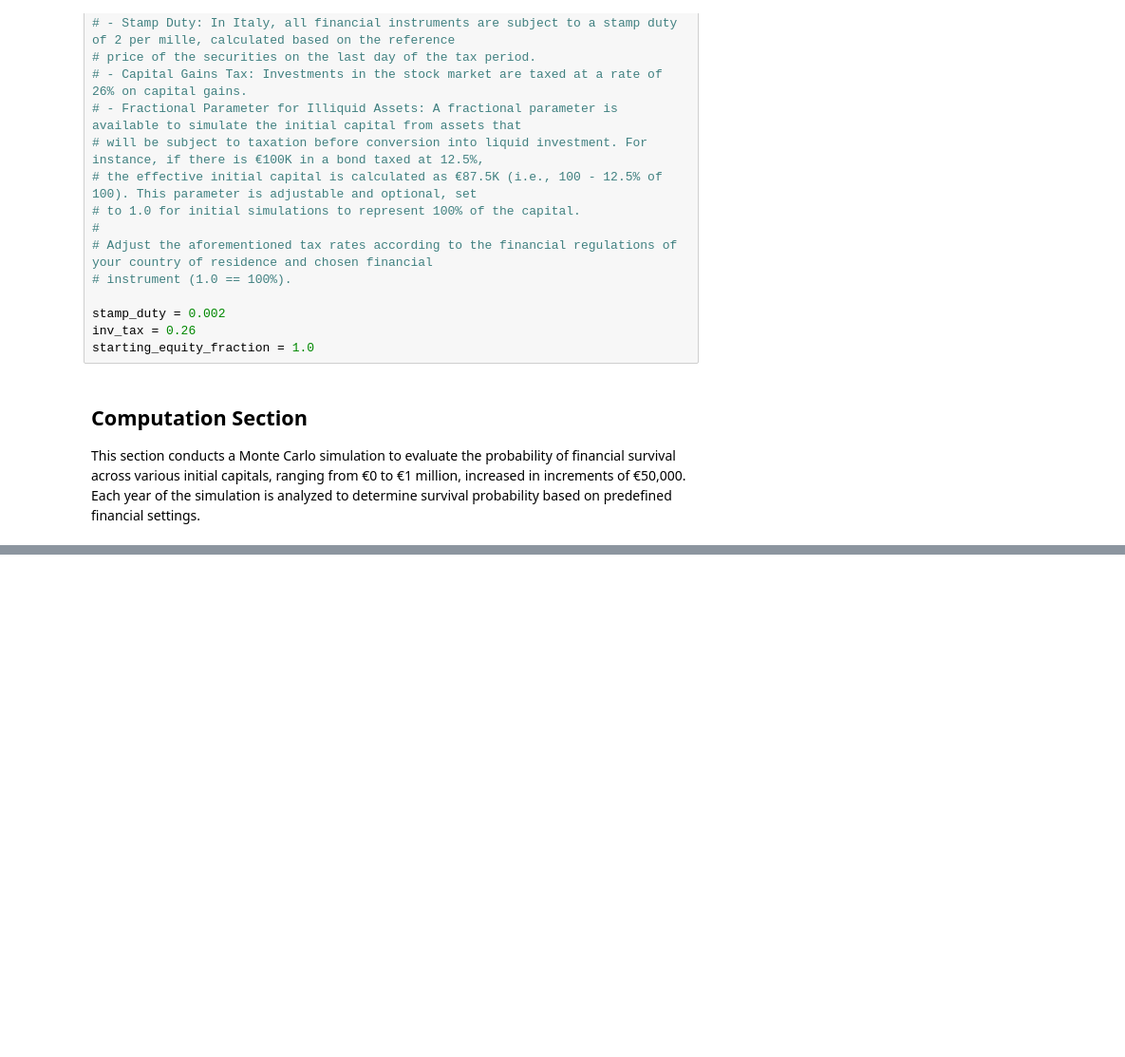
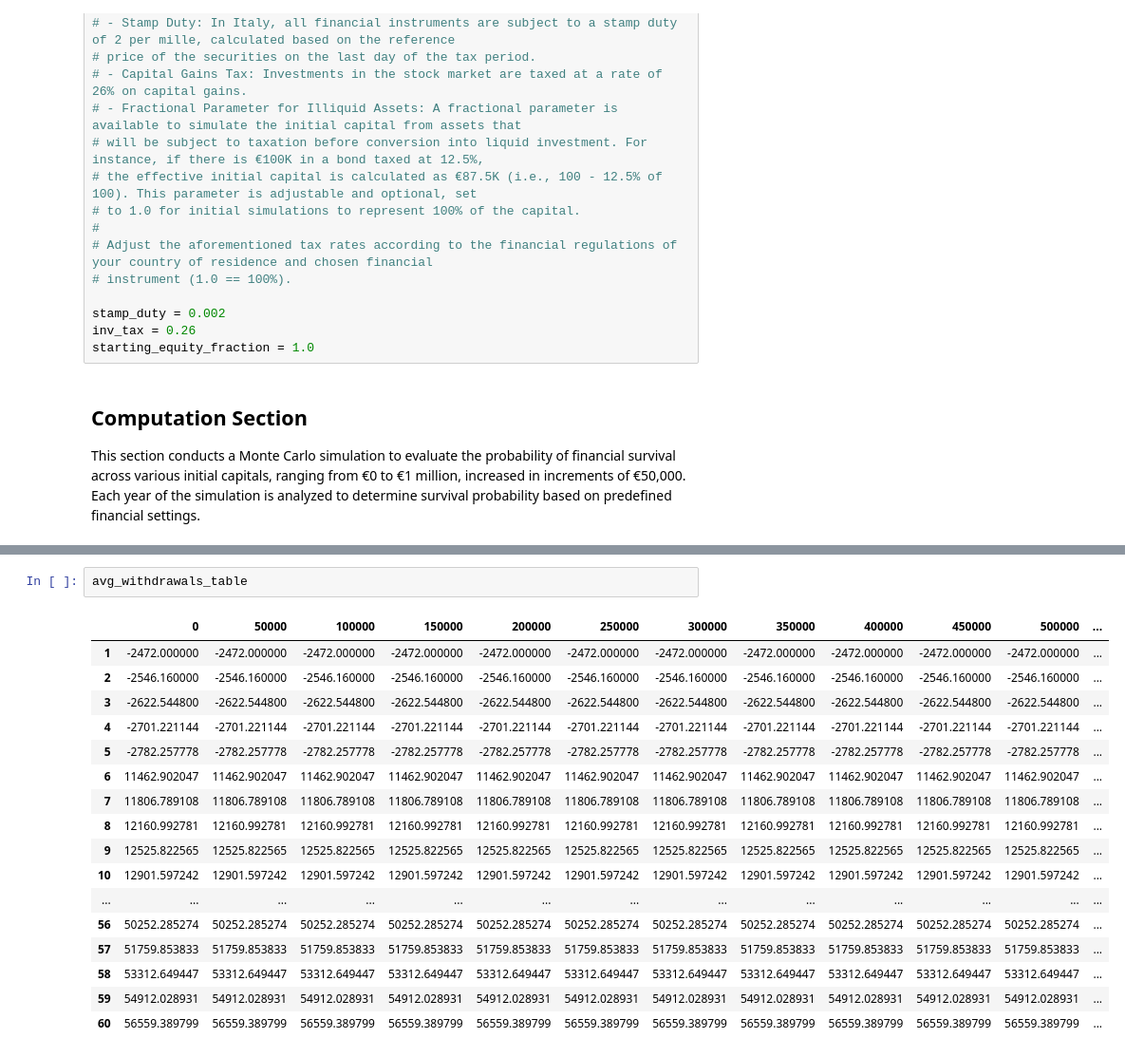
Before and after one commit to Dsx0000/FIRE_simulation, a Jupyter notebook: FullFIRE.ipynb, the cells around one changed output, grey strips where cells are left out. Shown at 95% size. Cells and saved outputs as stored; diff of their text form; blank space fills up the shorter version.

```diff
--- a/FullFIRE.ipynb
+++ b/FullFIRE.ipynb
@@ -503,0 +811,20 @@ seaborn.heatmap(summaryTable, cmap="Reds", annot=True, annot_kws={"size": 16})
+# %%
+avg_withdrawals_table
+# %% [output]
+|  | 0 | 50000 | 100000 | 150000 | 200000 | 250000 | 300000 | 350000 | 400000 | 450000 | 500000 | ... |
+| 1 | -2472.000000 | -2472.000000 | -2472.000000 | -2472.000000 | -2472.000000 | -2472.000000 | -2472.000000 | -2472.000000 | -2472.000000 | -2472.000000 | -2472.000000 | ... |
+| 2 | -2546.160000 | -2546.160000 | -2546.160000 | -2546.160000 | -2546.160000 | -2546.160000 | -2546.160000 | -2546.160000 | -2546.160000 | -2546.160000 | -2546.160000 | ... |
+| 3 | -2622.544800 | -2622.544800 | -2622.544800 | -2622.544800 | -2622.544800 | -2622.544800 | -2622.544800 | -2622.544800 | -2622.544800 | -2622.544800 | -2622.544800 | ... |
+| 4 | -2701.221144 | -2701.221144 | -2701.221144 | -2701.221144 | -2701.221144 | -2701.221144 | -2701.221144 | -2701.221144 | -2701.221144 | -2701.221144 | -2701.221144 | ... |
+| 5 | -2782.257778 | -2782.257778 | -2782.257778 | -2782.257778 | -2782.257778 | -2782.257778 | -2782.257778 | -2782.257778 | -2782.257778 | -2782.257778 | -2782.257778 | ... |
+| 6 | 11462.902047 | 11462.902047 | 11462.902047 | 11462.902047 | 11462.902047 | 11462.902047 | 11462.902047 | 11462.902047 | 11462.902047 | 11462.902047 | 11462.902047 | ... |
+| 7 | 11806.789108 | 11806.789108 | 11806.789108 | 11806.789108 | 11806.789108 | 11806.789108 | 11806.789108 | 11806.789108 | 11806.789108 | 11806.789108 | 11806.789108 | ... |
+| 8 | 12160.992781 | 12160.992781 | 12160.992781 | 12160.992781 | 12160.992781 | 12160.992781 | 12160.992781 | 12160.992781 | 12160.992781 | 12160.992781 | 12160.992781 | ... |
+| 9 | 12525.822565 | 12525.822565 | 12525.822565 | 12525.822565 | 12525.822565 | 12525.822565 | 12525.822565 | 12525.822565 | 12525.822565 | 12525.822565 | 12525.822565 | ... |
+| 10 | 12901.597242 | 12901.597242 | 12901.597242 | 12901.597242 | 12901.597242 | 12901.597242 | 12901.597242 | 12901.597242 | 12901.597242 | 12901.597242 | 12901.597242 | ... |
+| ... | ... | ... | ... | ... | ... | ... | ... | ... | ... | ... | ... | ... |
+| 56 | 50252.285274 | 50252.285274 | 50252.285274 | 50252.285274 | 50252.285274 | 50252.285274 | 50252.285274 | 50252.285274 | 50252.285274 | 50252.285274 | 50252.285274 | ... |
+| 57 | 51759.853833 | 51759.853833 | 51759.853833 | 51759.853833 | 51759.853833 | 51759.853833 | 51759.853833 | 51759.853833 | 51759.853833 | 51759.853833 | 51759.853833 | ... |
+| 58 | 53312.649447 | 53312.649447 | 53312.649447 | 53312.649447 | 53312.649447 | 53312.649447 | 53312.649447 | 53312.649447 | 53312.649447 | 53312.649447 | 53312.649447 | ... |
+| 59 | 54912.028931 | 54912.028931 | 54912.028931 | 54912.028931 | 54912.028931 | 54912.028931 | 54912.028931 | 54912.028931 | 54912.028931 | 54912.028931 | 54912.028931 | ... |
+| 60 | 56559.389799 | 56559.389799 | 56559.389799 | 56559.389799 | 56559.389799 | 56559.389799 | 56559.389799 | 56559.389799 | 56559.389799 | 56559.389799 | 56559.389799 | ... |
```
Also changed, not shown: parts of 20 cells of this notebook, 1 other file.
